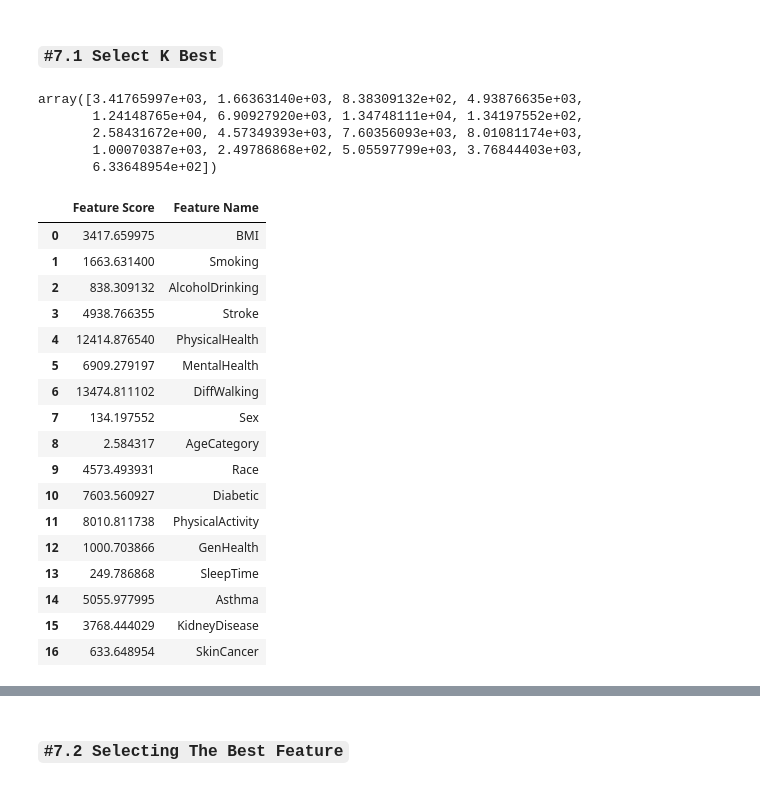
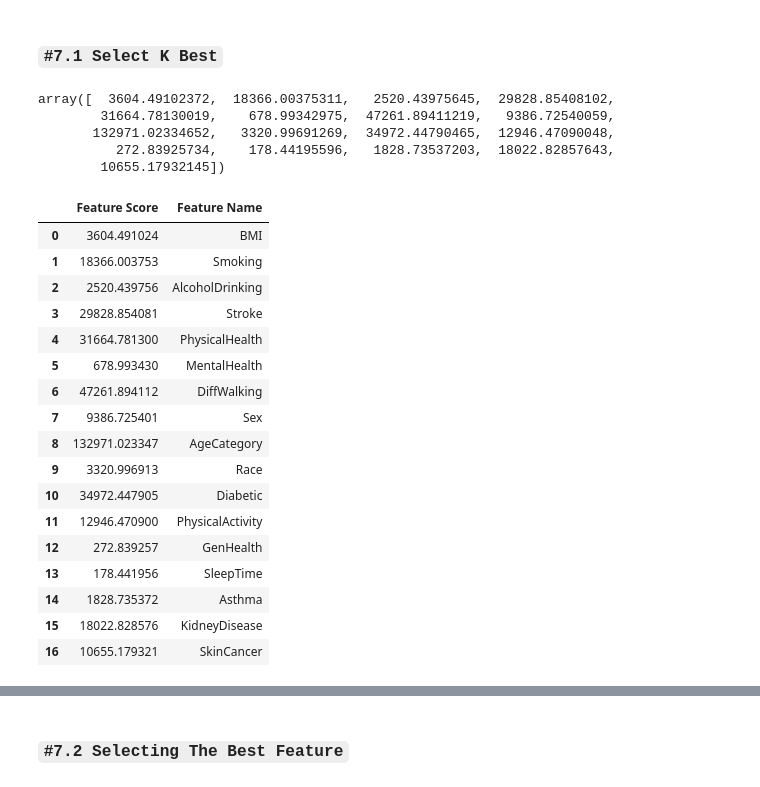
Before and after one commit to SharifdotG/Machine-Learning-Course-RPU-Assignments, a Jupyter notebook: Project 1/Project 1.ipynb, the cells around one changed output, grey strips where cells are left out. Saved outputs shown, nothing was run; the diff lists cells and outputs as text; code cells hidden in the pictures.

```diff
--- a/Project 1/Project 1.ipynb
+++ b/Project 1/Project 1.ipynb
@@ -386,5 +389,5 @@ HeartDisease
 1     27261
 Name: count, dtype: int64
 # %%
-nm_x, nm_y = nm.fit_resample(x, y)
+os_x, os_y = os.fit_resample(x, y)
 # %%
@@ -411,39 +414,39 @@ for xtrain_index, xtest_index in st.split(nm_x, nm_y):
 # %%
 skb = SelectKBest(score_func = fcf)
 # %%
-feature_score = skb.fit(nm_x, nm_y)
+feature_score = skb.fit(os_x, os_y)
 # %%
 feature_score.scores_
 # %% [output]
-array([3.41765997e+03, 1.66363140e+03, 8.38309132e+02, 4.93876635e+03,
-       1.24148765e+04, 6.90927920e+03, 1.34748111e+04, 1.34197552e+02,
-       2.58431672e+00, 4.57349393e+03, 7.60356093e+03, 8.01081174e+03,
-       1.00070387e+03, 2.49786868e+02, 5.05597799e+03, 3.76844403e+03,
-       6.33648954e+02])
+array([  3604.49102372,  18366.00375311,   2520.43975645,  29828.85408102,
+        31664.78130019,    678.99342975,  47261.89411219,   9386.72540059,
+       132971.02334652,   3320.99691269,  34972.44790465,  12946.47090048,
+          272.83925734,    178.44195596,   1828.73537203,  18022.82857643,
+        10655.17932145])
 # %%
 col1 = pd.DataFrame(feature_score.scores_, columns = ['Feature Score'])
-col2 = pd.DataFrame(nm_x.columns, columns = ['Feature Name'])
+col2 = pd.DataFrame(os_x.columns, columns = ['Feature Name'])
 score = pd.concat([col1, col2], axis = 1)
 score
 # %% [output]
 |  | Feature Score | Feature Name |
-| 0 | 3417.659975 | BMI |
-| 1 | 1663.631400 | Smoking |
-| 2 | 838.309132 | AlcoholDrinking |
-| 3 | 4938.766355 | Stroke |
-| 4 | 12414.876540 | PhysicalHealth |
-| 5 | 6909.279197 | MentalHealth |
-| 6 | 13474.811102 | DiffWalking |
-| 7 | 134.197552 | Sex |
-| 8 | 2.584317 | AgeCategory |
-| 9 | 4573.493931 | Race |
-| 10 | 7603.560927 | Diabetic |
-| 11 | 8010.811738 | PhysicalActivity |
-| 12 | 1000.703866 | GenHealth |
-| 13 | 249.786868 | SleepTime |
-| 14 | 5055.977995 | Asthma |
-| 15 | 3768.444029 | KidneyDisease |
-| 16 | 633.648954 | SkinCancer |
+| 0 | 3604.491024 | BMI |
+| 1 | 18366.003753 | Smoking |
+| 2 | 2520.439756 | AlcoholDrinking |
+| 3 | 29828.854081 | Stroke |
+| 4 | 31664.781300 | PhysicalHealth |
+| 5 | 678.993430 | MentalHealth |
+| 6 | 47261.894112 | DiffWalking |
+| 7 | 9386.725401 | Sex |
+| 8 | 132971.023347 | AgeCategory |
+| 9 | 3320.996913 | Race |
+| 10 | 34972.447905 | Diabetic |
+| 11 | 12946.470900 | PhysicalActivity |
+| 12 | 272.839257 | GenHealth |
+| 13 | 178.441956 | SleepTime |
+| 14 | 1828.735372 | Asthma |
+| 15 | 18022.828576 | KidneyDisease |
+| 16 | 10655.179321 | SkinCancer |
 # %%
 score_sort = score.sort_values(by = 'Feature Score', ascending = False)
 score_sort
```
Also changed, not shown: parts of 30 cells of this notebook, 2 other files.
